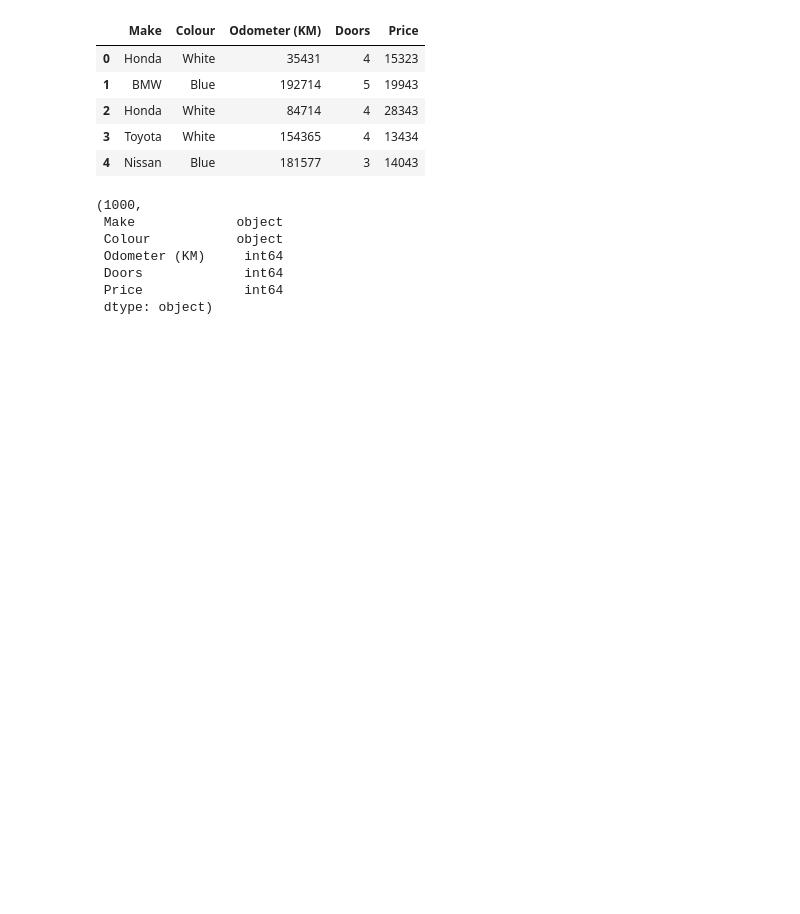
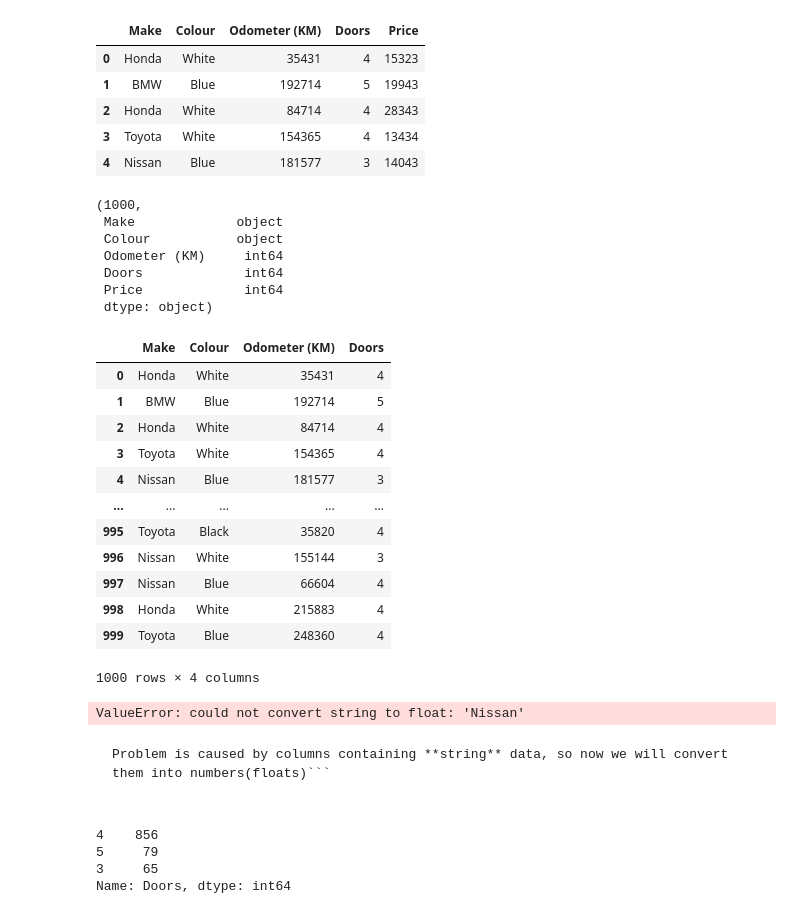
Before and after one commit to EmreSand/data_science_ml_notes, a Jupyter notebook: 06a_Sci_learn_model_data.ipynb, the cells around one changed output. Saved outputs shown, nothing was run; the diff lists cells and outputs as text; code cells hidden in the pictures; blank space fills up the shorter version.

Commit message:
Added Scikit-Learn imputing notes

````diff
--- a/06a_Sci_learn_model_data.ipynb
+++ b/06a_Sci_learn_model_data.ipynb
@@ -76,6 +76,44 @@ len(car_sales), car_sales.dtypes
 # %%
 # Split into X/y
 X = car_sales.drop("Price", axis=1)
 y = car_sales['Price']
 
 # Split into training and test
+
+X_train, X_test, y_train, y_test = train_test_split(X,y,test_size=0.2)
+
+X
+# %% [output]
+|  | Make | Colour | Odometer (KM) | Doors |
+| 0 | Honda | White | 35431 | 4 |
+| 1 | BMW | Blue | 192714 | 5 |
+| 2 | Honda | White | 84714 | 4 |
+| 3 | Toyota | White | 154365 | 4 |
+| 4 | Nissan | Blue | 181577 | 3 |
+| ... | ... | ... | ... | ... |
+| 995 | Toyota | Black | 35820 | 4 |
+| 996 | Nissan | White | 155144 | 3 |
+| 997 | Nissan | Blue | 66604 | 4 |
+| 998 | Honda | White | 215883 | 4 |
+| 999 | Toyota | Blue | 248360 | 4 |
+1000 rows × 4 columns
+# %%
+# Build Machine Learning Model
+from sklearn.ensemble import RandomForestRegressor # This is a classification problem to predict the price
+
+model = RandomForestRegressor() # Create Model, normally we use clf (classifier) to name models as practice#
+model.fit(X_train, y_train) # Fitting, teaching the model with training data
+model.score(X_test,y_test) # Now evaluating, scoring the model with test data
+# %% [output]
+ValueError: could not convert string to float: 'Nissan'
+# %% [markdown]
+```
+Problem is caused by columns containing **string** data, so now we will convert them into numbers(floats)```
+# %%
+car_sales["Doors"].value_counts() # the data is integer but they are also categorical: Doors have limited option:5,4,3 it is like three categories. So we trick Doors as categorical.
+# Categorical Data is the data that generally takes a limited number of possible values. Also, the data in the category need not be numerical, it can be textual in nature.
+# %% [output]
+4    856
+5     79
+3     65
+Name: Doors, dtype: int64
````
Also changed, not shown: parts of 30 cells of this notebook, 2 other files.
